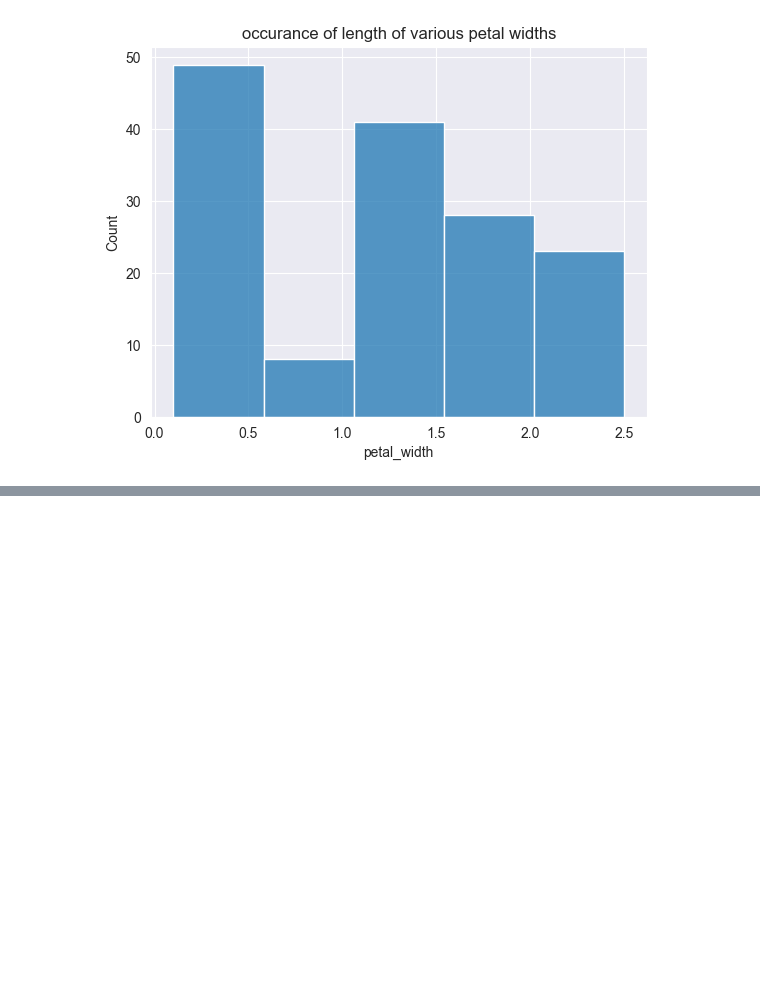
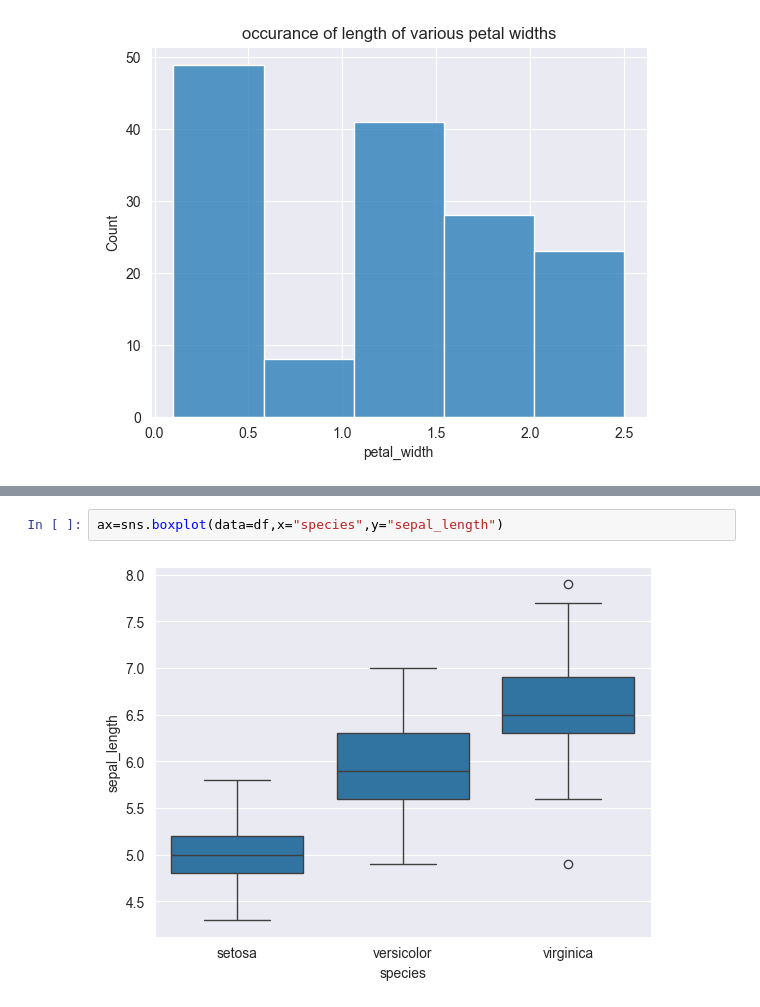
Before and after one commit to MLN142/Iris_flower_classification, a Jupyter notebook: IRIS.ipynb, the cells around one changed output, grey strips where cells are left out. Cells and saved outputs as stored; diff of their text form; blank space fills up the shorter version.

```diff
--- a/IRIS.ipynb
+++ b/IRIS.ipynb
@@ -119,0 +124,4 @@ Text(0.5, 1.0, 'occurance of length of various petal widths')
+# %%
+ax=sns.boxplot(data=df,x="species",y="sepal_length")
+# %% [output]
+[figure, added]
```
Also changed, not shown: parts of 4 cells of this notebook.
